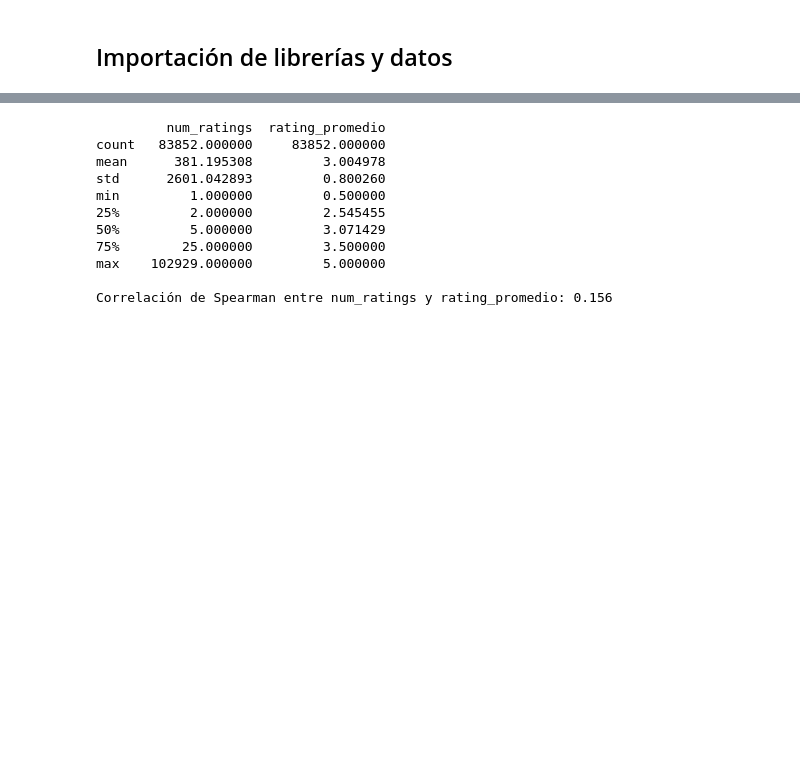
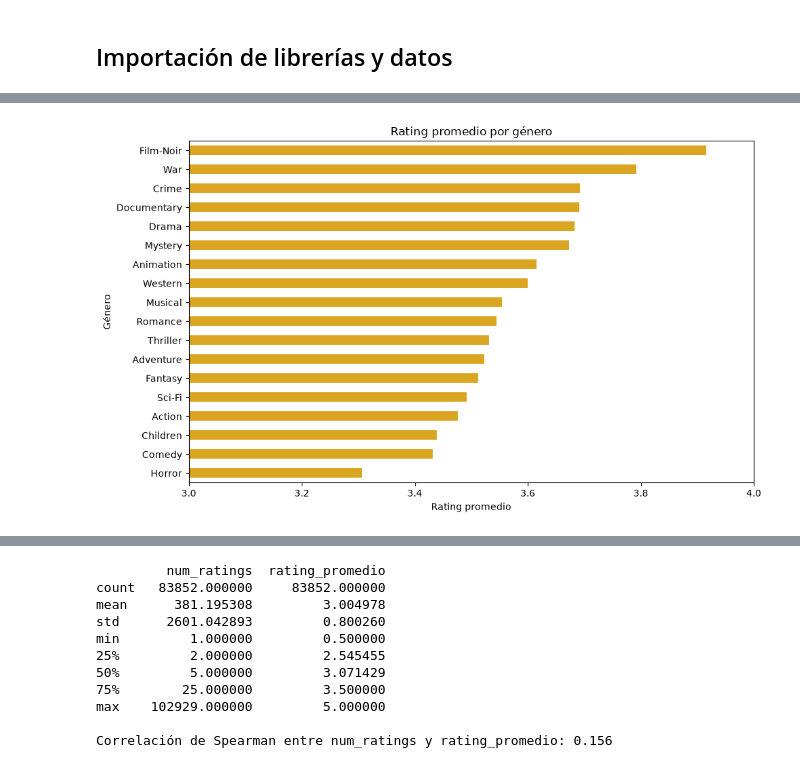
Before and after one commit to AndresCalderonRamirez/Parcial-DIGD, a Jupyter notebook: notebooks/exploration/main/movies_ratings.ipynb, the cells around one changed output, grey strips where cells are left out. Drawn from its saved outputs; the diff is of its cells as text; code cells hidden in the pictures; blank space fills up the shorter version.

Commit message:
Movies con ratings

```diff
--- a/notebooks/exploration/main/movies_ratings.ipynb
+++ b/notebooks/exploration/main/movies_ratings.ipynb
@@ -132,5 +22,0 @@ Q1=3.0, Q3=4.0, IQR=1.0
-# %%
-ratings['anio'] = pd.to_datetime(ratings['rating_datetime']).dt.year
-print(ratings['anio'].describe())
-print()
-print(ratings['anio'].value_counts().sort_index().to_dict())
@@ -334,0 +95,15 @@ decada_pelicula
+# %%
+genre_cols = ['Action', 'Adventure', 'Animation', 'Children', 'Comedy', 'Crime',
+              'Documentary', 'Drama', 'Fantasy', 'Film-Noir', 'Horror', 'Musical',
+              'Mystery', 'Romance', 'Sci-Fi', 'Thriller', 'War', 'Western']
+
+movies_ratings['anio_rating'] = pd.to_datetime(movies_ratings['rating_datetime']).dt.year
+
+movies_ratings['release_year'] = pd.to_datetime(movies_ratings['release_year'])
+movies_ratings['anio_pelicula'] = movies_ratings['release_year'].dt.year
+movies_ratings['decada_pelicula'] = (movies_ratings['anio_pelicula'] // 10) * 10
+movies_ratings['num_generos'] = movies_ratings[genre_cols].sum(axis=1)
+
+print(movies_ratings[['title', 'anio_rating', 'anio_pelicula', 'decada_pelicula', 'rating']].head())
+print()
+print("Filas:", len(movies_ratings), "| Columnas:", len(movies_ratings.columns))
@@ -334,0 +168,12 @@ decada_pelicula
+# %%
+plt.figure(figsize=(10, 6))
+rating_por_genero_df['rating_promedio'].plot(kind='barh', color='goldenrod')
+plt.xlabel('Rating promedio')
+plt.ylabel('Género')
+plt.title('Rating promedio por género')
+plt.xlim(3, 4)  # todos los promedios están entre 3.3 y 3.9: empezar en 0 aplanaría el gráfico
+plt.gca().invert_yaxis()
+plt.tight_layout()
+plt.show()
+# %% [output]
+[figure, added]
```
Also changed, not shown: parts of 44 cells of this notebook.
